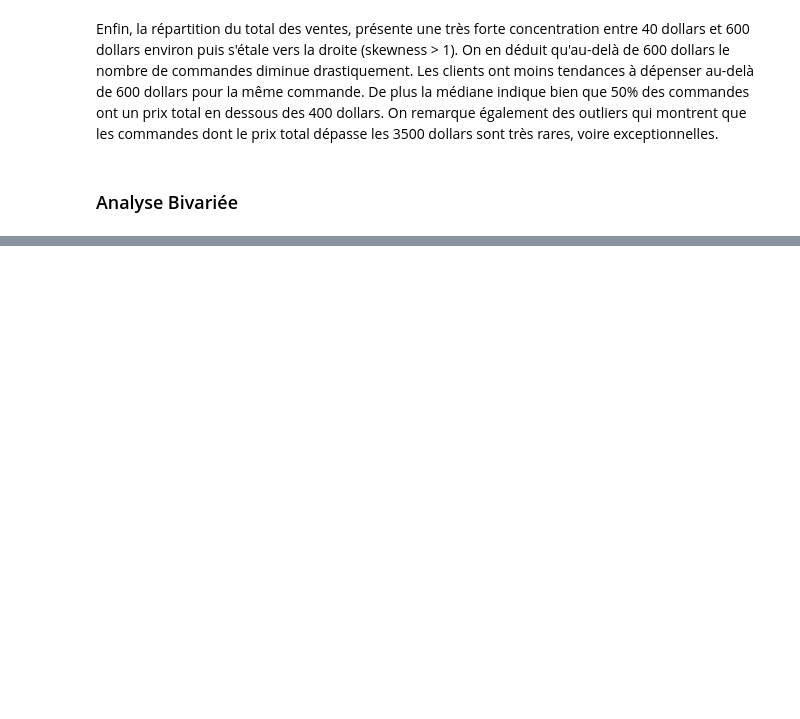
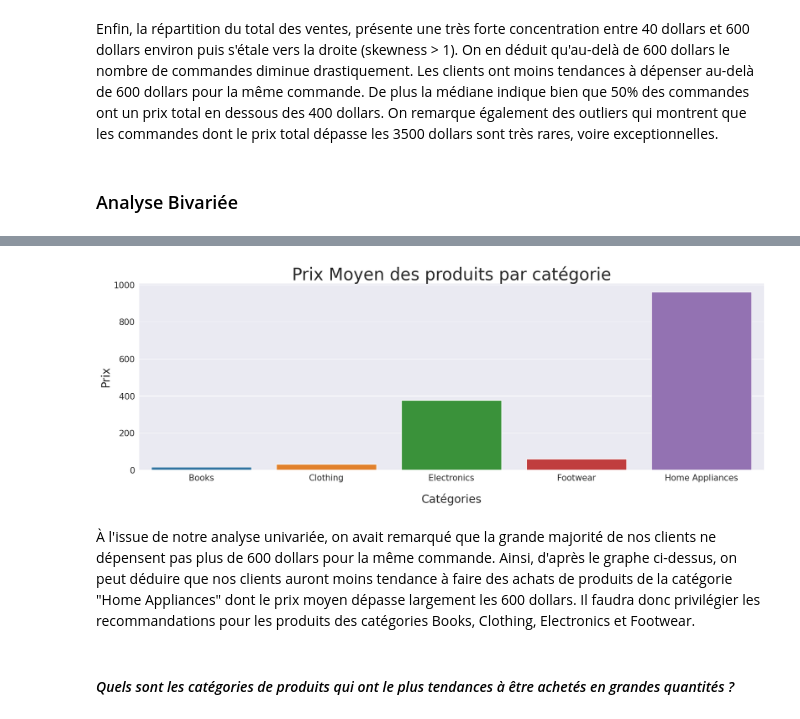
Before and after one commit to chanwinharold/Amazon_Sales, a Jupyter notebook: notebooks/02_exploratory_analysis.ipynb, the cells around one changed output, grey strips where cells are left out. Cells and saved outputs as stored; diff of their text form; code cells hidden in the pictures; blank space fills up the shorter version.

Commit message:
analyse bivariée

```diff
--- a/notebooks/02_exploratory_analysis.ipynb
+++ b/notebooks/02_exploratory_analysis.ipynb
@@ -231,0 +290,5 @@ Enfin, la répartition du total des ventes, présente une très forte concentrat
+# %%
+# Aggrégation des données par catégorie
+data_grouped_by_category = data.groupby("category")['price'].mean()
+data_grouped_by_category = pd.DataFrame(data_grouped_by_category)
+data_grouped_by_category
@@ -231,0 +303,15 @@ Enfin, la répartition du total des ventes, présente une très forte concentrat
+# %%
+# Visualisation avec un diagramme en barres
+plt.figure(figsize=(20, 6))
+plt.title("Prix Moyen des produits par catégorie", fontsize=30)
+plt.xlabel("Catégories", fontsize=20, labelpad=20); plt.ylabel("Prix", fontsize=20)
+plt.tick_params(labelsize=15)
+
+sns.barplot(data=data_grouped_by_category, x='category', y='price', hue='category',  palette='tab10')
+plt.show()
+# %% [output]
+[figure, added]
+# %% [markdown]
+À l'issue de notre analyse univariée, on avait remarqué que la grande majorité de nos clients ne dépensent pas plus de 600 dollars pour la même commande. Ainsi, d'après le graphe ci-dessus, on peut déduire que nos clients auront moins tendance à faire des achats de produits de la catégorie "Home Appliances" dont le prix moyen dépasse largement les 600 dollars. Il faudra donc privilégier les recommandations pour les produits des catégories Books, Clothing, Electronics et Footwear.
+# %% [markdown]
+#### *Quels sont les catégories de produits qui ont le plus tendances à être achetés en grandes quantités ?*
```
Also changed, not shown: parts of 22 cells of this notebook.
